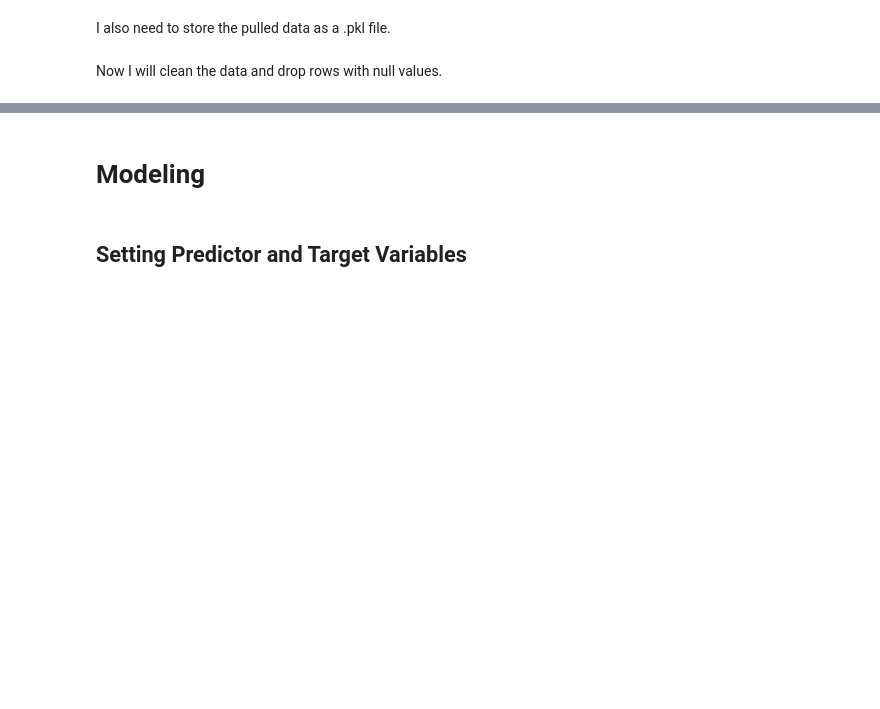
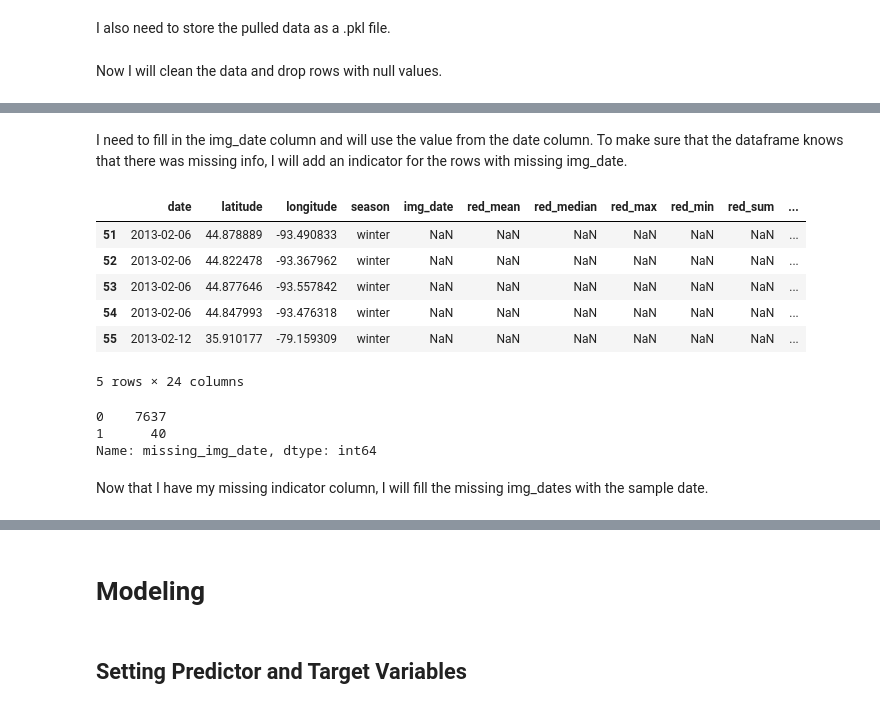
Before and after one commit to mduncan23/Predicting-Harmful-Algal-Blooms, a Jupyter notebook: best_notebook.ipynb, the cells around one changed output, grey strips where cells are left out. Drawn from its saved outputs; the diff is of its cells as text; code cells hidden in the pictures; blank space fills up the shorter version.

```diff
--- a/best_notebook.ipynb
+++ b/best_notebook.ipynb
@@ -1588,5 +1465,3 @@ sat_train_9 has finished loading.
 # Cleaning DataFrame and Finalizing Features
 # %% [markdown]
 Now that I have the data in a dictionary, I will concat it all together into a complete dataframe.
-# %%
-first_pull_df = pd.concat(first_half_results_dict.values())
@@ -1631,0 +1486,6 @@ Name: severity, dtype: float64
+# %%
+model_df = first_pull_indexed[['date', 'latitude', 'longitude', 'season', 'img_date',
+        'red_mean', 'red_median', 'red_max', 'red_min','red_sum',
+        'red_product', 'green_mean', 'green_median', 'green_max',
+        'green_min', 'green_sum', 'green_product', 'blue_mean',
+        'blue_median','blue_max', 'blue_min', 'blue_sum', 'blue_product', 'severity']]
@@ -1631,0 +1514,12 @@ Name: severity, dtype: float64
+# %% [markdown]
+I need to fill in the img_date column and will use the value from the date column. To make sure that the dataframe knows that there was missing info, I will add an indicator for the rows with missing img_date.
+# %%
+model_df[model_df['img_date'].isnull()].head()
+# %% [output]
+|  | date | latitude | longitude | season | img_date | red_mean | red_median | red_max | red_min | red_sum | ... |
+| 51 | 2013-02-06 | 44.878889 | -93.490833 | winter | NaN | NaN | NaN | NaN | NaN | NaN | ... |
+| 52 | 2013-02-06 | 44.822478 | -93.367962 | winter | NaN | NaN | NaN | NaN | NaN | NaN | ... |
+| 53 | 2013-02-06 | 44.877646 | -93.557842 | winter | NaN | NaN | NaN | NaN | NaN | NaN | ... |
+| 54 | 2013-02-06 | 44.847993 | -93.476318 | winter | NaN | NaN | NaN | NaN | NaN | NaN | ... |
+| 55 | 2013-02-12 | 35.910177 | -79.159309 | winter | NaN | NaN | NaN | NaN | NaN | NaN | ... |
+5 rows × 24 columns
@@ -1631,0 +1533,8 @@ Name: severity, dtype: float64
+# %%
+model_df['missing_img_date'].value_counts()
+# %% [output]
+0    7637
+1      40
+Name: missing_img_date, dtype: int64
+# %% [markdown]
+Now that I have my missing indicator column, I will fill the missing img_dates with the sample date.
```
Also changed, not shown: parts of 106 cells of this notebook.
